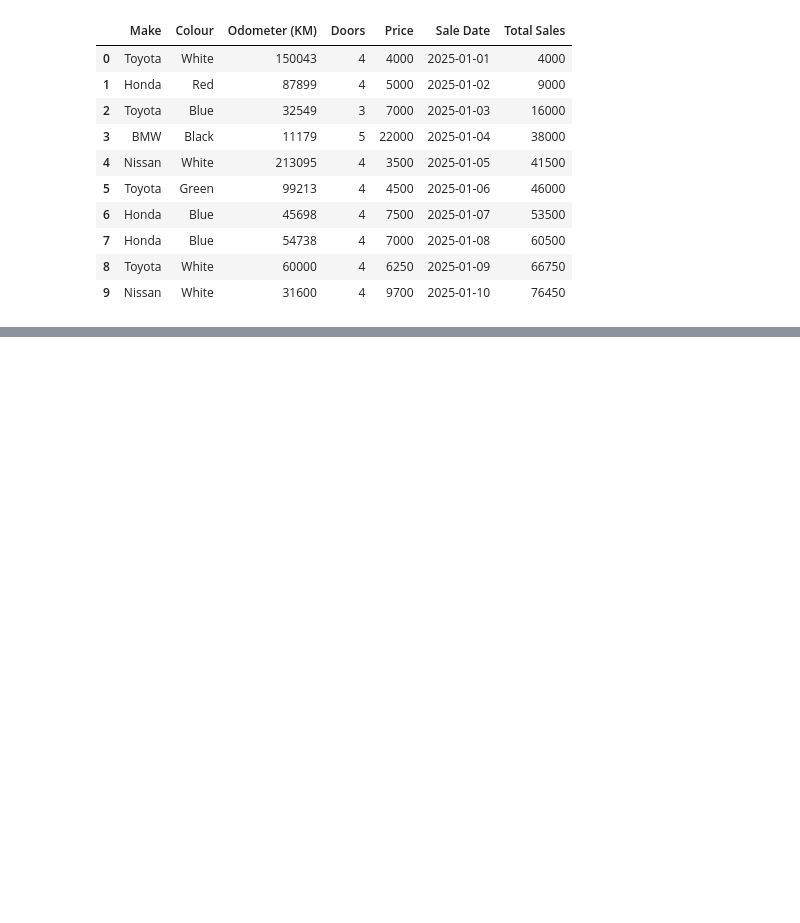
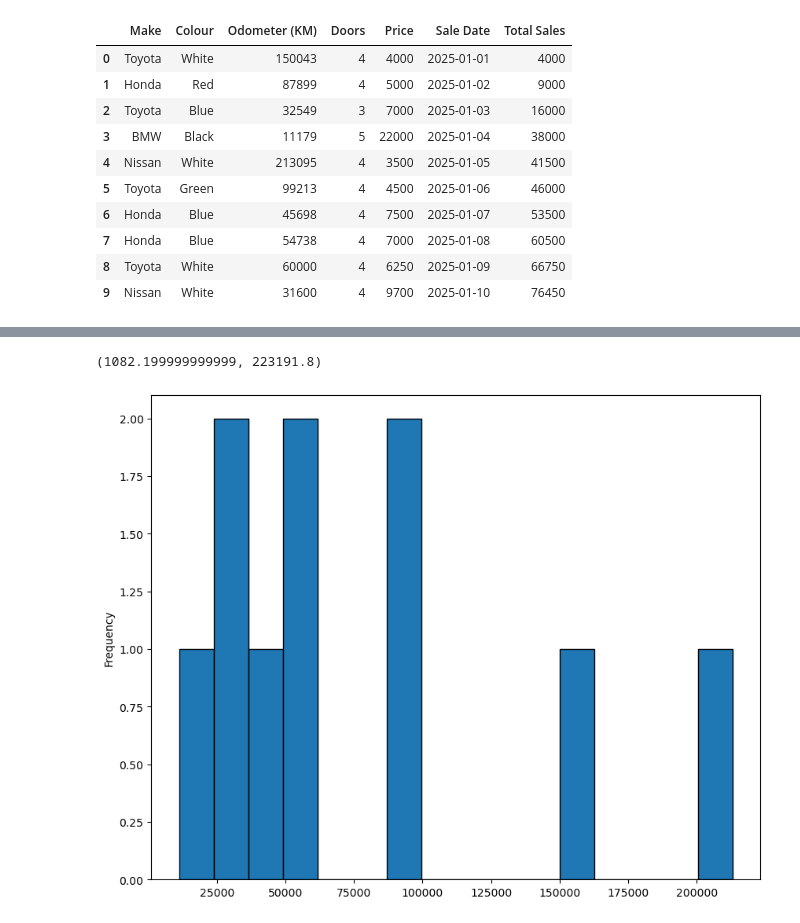
Before and after one commit to mlcodr/Ongoing-ML, a Jupyter notebook: Matplotlib_Here/mat_3.ipynb, the cells around one changed output, grey strips where cells are left out. Drawn from its saved outputs; the diff is of its cells as text; code cells hidden in the pictures; blank space fills up the shorter version.

```diff
--- a/Matplotlib_Here/mat_3.ipynb
+++ b/Matplotlib_Here/mat_3.ipynb
@@ -92,0 +108,8 @@ car_sales
+# %%
+# Histogram are great for seeing the distribution or the spead of data.
+car_sales['Odometer (KM)'].plot(figsize = (10,8), kind="hist",bins =16,edgecolor = "black");
+xmin,xmax = plt.xlim()
+plt.xlim(xmin-1,xmax+1)
+# %% [output]
+(1082.199999999999, 223191.8)
+[figure, added]
```
Also changed, not shown: parts of 21 cells of this notebook, 3 other files.
